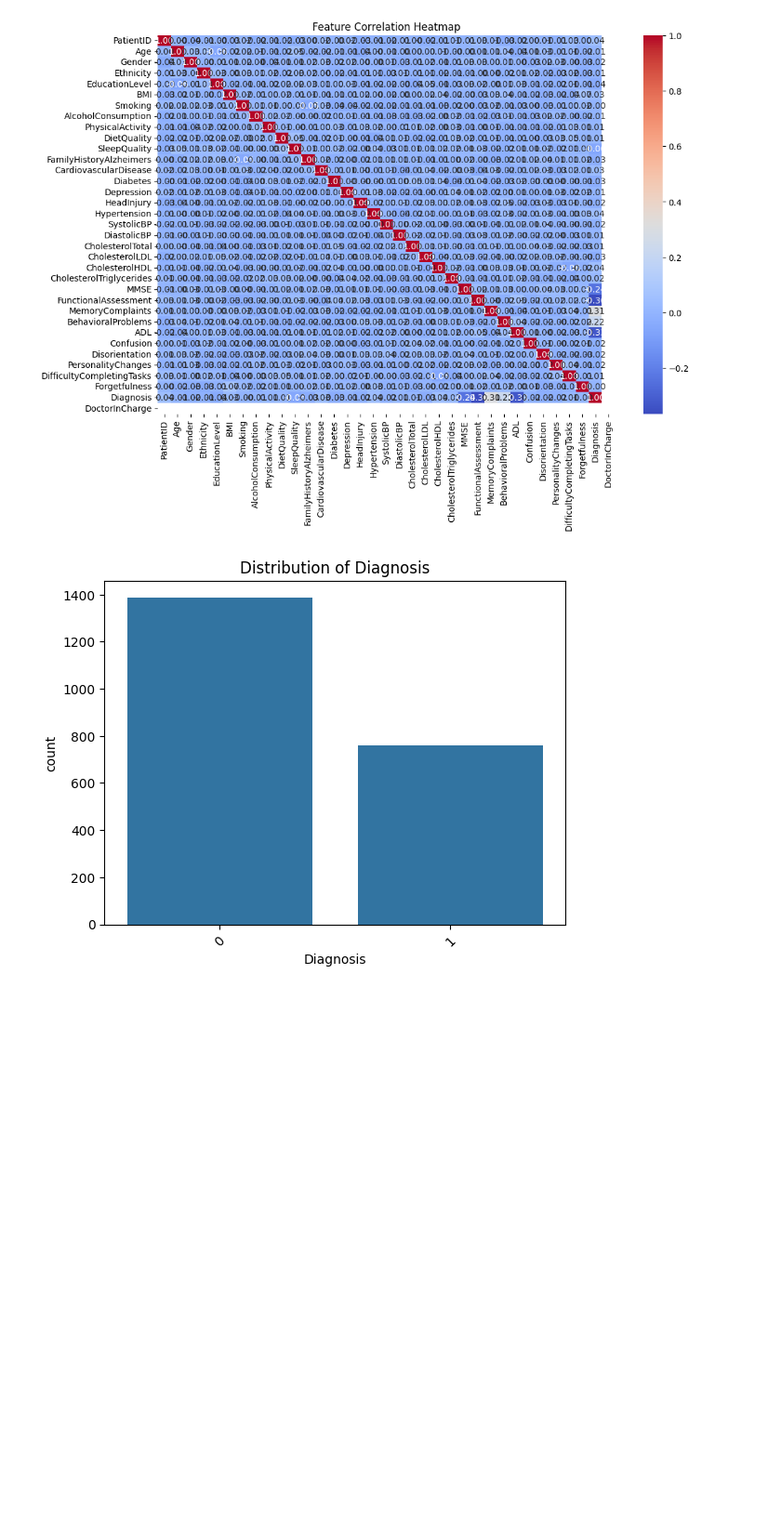
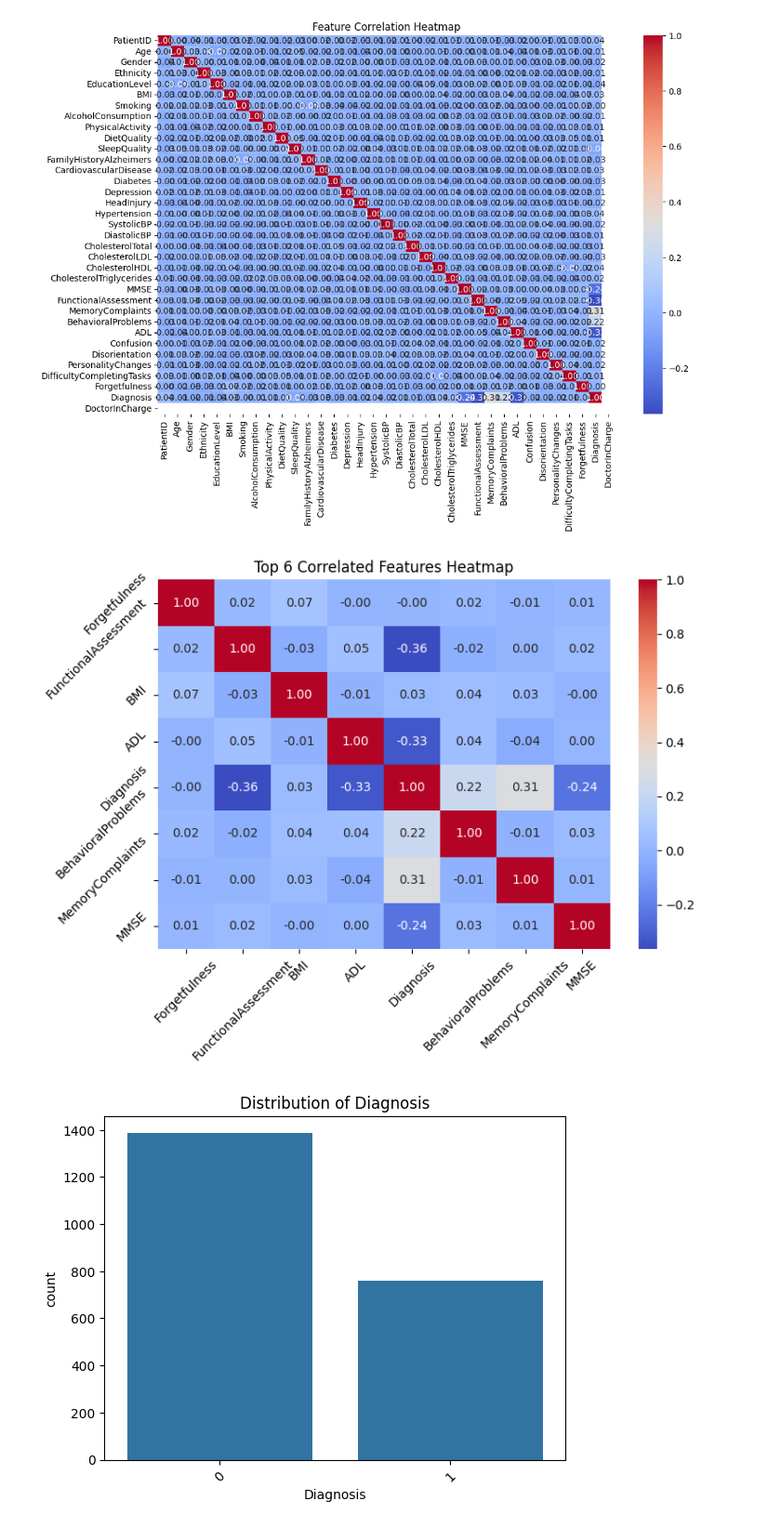
Before and after one commit to kaushal2m2/sta141c-final-proj, a Jupyter notebook: EDA_ADD.ipynb, the cells around one changed output. Shown at 93% size. Saved outputs shown, nothing was run; the diff lists cells and outputs as text; code cells hidden in the pictures; blank space fills up the shorter version.

Commit message:
add top correlated features

```diff
--- a/EDA_ADD.ipynb
+++ b/EDA_ADD.ipynb
@@ -5,7 +5,7 @@ import matplotlib.pyplot as plt
 from sklearn.preprocessing import LabelEncoder
 
 # Load data
-df = pd.read_csv('ADD.csv')
+df = pd.read_csv('data/alzheimers.csv')
 df.head()
 # %% [output]
 |  | PatientID | Age | Gender | Ethnicity | EducationLevel | BMI | Smoking | AlcoholConsumption | ... |
@@ -99,6 +99,38 @@ plt.title("Feature Correlation Heatmap")
 plt.show()
 # %% [output]
 [figure]
+# %%
+import pandas as pd
+import seaborn as sns
+import matplotlib.pyplot as plt
+import numpy as np
+
+# Compute the correlation matrix
+corr_matrix = df.corr().abs()
+
+# Unstack and sort the correlations
+upper_tri = corr_matrix.where(np.triu(np.ones(corr_matrix.shape), k=1).astype(bool))
+sorted_pairs = upper_tri.unstack().dropna().sort_values(ascending=False)
+
+# Get top 6 most correlated feature pairs
+top_pairs = sorted_pairs.head(6)
+
+# Get unique feature names from top pairs
+top_features = list(set([i for pair in top_pairs.index for i in pair]))
+
+# Plot heatmap for these top features
+plt.figure(figsize=(8, 6))
+sns.heatmap(df[top_features].corr(), annot=True, fmt=".2f", cmap='coolwarm')
+
+# Rotate axis labels diagonally
+plt.xticks(rotation=45)
+plt.yticks(rotation=45)
+
+plt.title("Top 6 Correlated Features Heatmap")
+plt.tight_layout()  # Adjust layout to prevent label cut-off
+plt.show()
+# %% [output]
+[figure, added]
 # %%
 # Countplot of target variable
 sns.countplot(x='Diagnosis', data=df)
```
